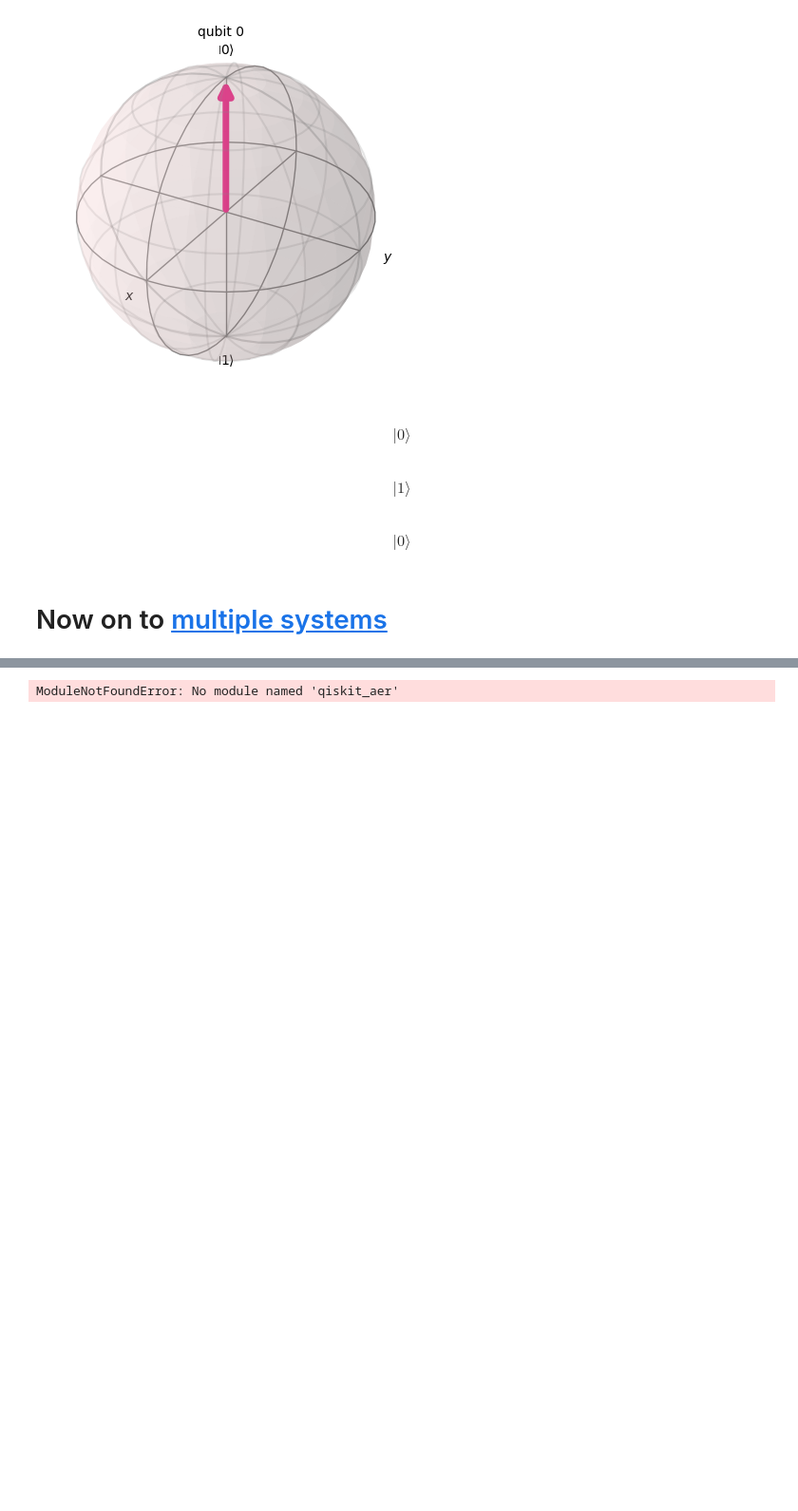
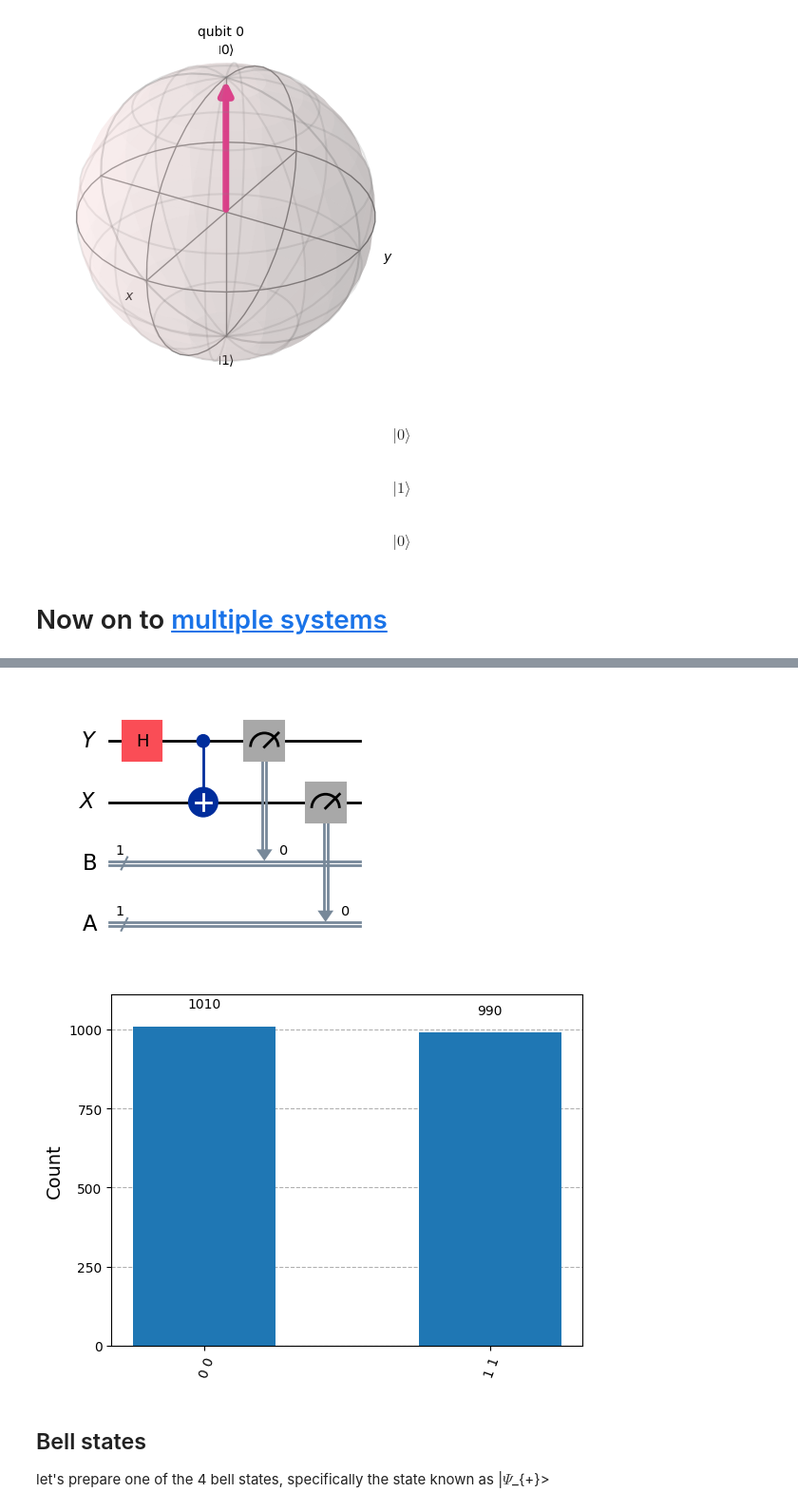
Before and after one commit to infoprol/qiskit-scratch, a Jupyter notebook: scratch.ipynb, the cells around one changed output, grey strips where cells are left out. Shown: that part at 95% size. Saved outputs shown, nothing was run; the diff lists cells and outputs as text; code cells hidden in the pictures; blank space fills up the shorter version.

Commit message:
fixed simulator

````diff
--- a/scratch.ipynb
+++ b/scratch.ipynb
@@ -118,25 +121,3 @@ print(f'job id: {job.job_id()}')
 ans = job.result()
 print(ans)
 ```
-# %%
-from qiskit import QuantumCircuit, QuantumRegister, ClassicalRegister
-from qiskit_ibm_runtime import QiskitRuntimeService, SamplerV2 as Sampler
-from qiskit_aer import AerSimulator
-
-# define simple circuit to entangle 2 qbits
-[ X, Y ] = [ QuantumRegister(1, n) for n in ('X', 'Y') ]
-[ A, B ] = [ ClassicalRegister(1, n) for n in ('A', 'B') ]
-
-ent_cir = QuantumCircuit(Y, X, B, A)
-ent_cir.h(Y)
-ent_cir.cx(Y, X)
-for (q,c) in [ (Y, B), (X, A) ]:
-    ent_cir.measure(q, c)
-
-display(ent_cir.draw(output='mpl'))
-
-ans = AerSimulator().run(ent_cir)
-stats = ans.get_counts()
-display(plot_histogram(stats))
-# %% [output]
-ModuleNotFoundError: No module named 'qiskit_aer'
@@ -155,0 +124,32 @@ ModuleNotFoundError: No module named 'qiskit_aer'
+# %%
+
+
+from qiskit import QuantumCircuit, QuantumRegister, ClassicalRegister
+from qiskit_ibm_runtime import QiskitRuntimeService, SamplerV2 as Sampler
+from qiskit.providers.basic_provider import BasicSimulator
+from qiskit.visualization import plot_histogram
+
+# define simple circuit to entangle 2 qbits
+[ X, Y ] = [ QuantumRegister(1, n) for n in ('X', 'Y') ]
+[ A, B ] = [ ClassicalRegister(1, n) for n in ('A', 'B') ]
+
+ent_cir = QuantumCircuit(Y, X, B, A)
+ent_cir.h(Y)
+ent_cir.cx(Y, X)
+for (q,c) in [ (Y, B), (X, A) ]:
+    ent_cir.measure(q, c)
+
+display(ent_cir.draw(output='mpl'))
+
+backend = BasicSimulator()
+ans = backend.run(ent_cir, shots=2000).result()
+
+stats = ans.get_counts()
+display(plot_histogram(stats))
+# %% [output]
+[figure, added]
+[figure, added]
+# %% [markdown]
+## Bell states
+
+let's prepare one of the 4 bell states, specifically the state known as |$\Psi$_{+}>
````
Also changed, not shown: parts of 2 cells of this notebook.
